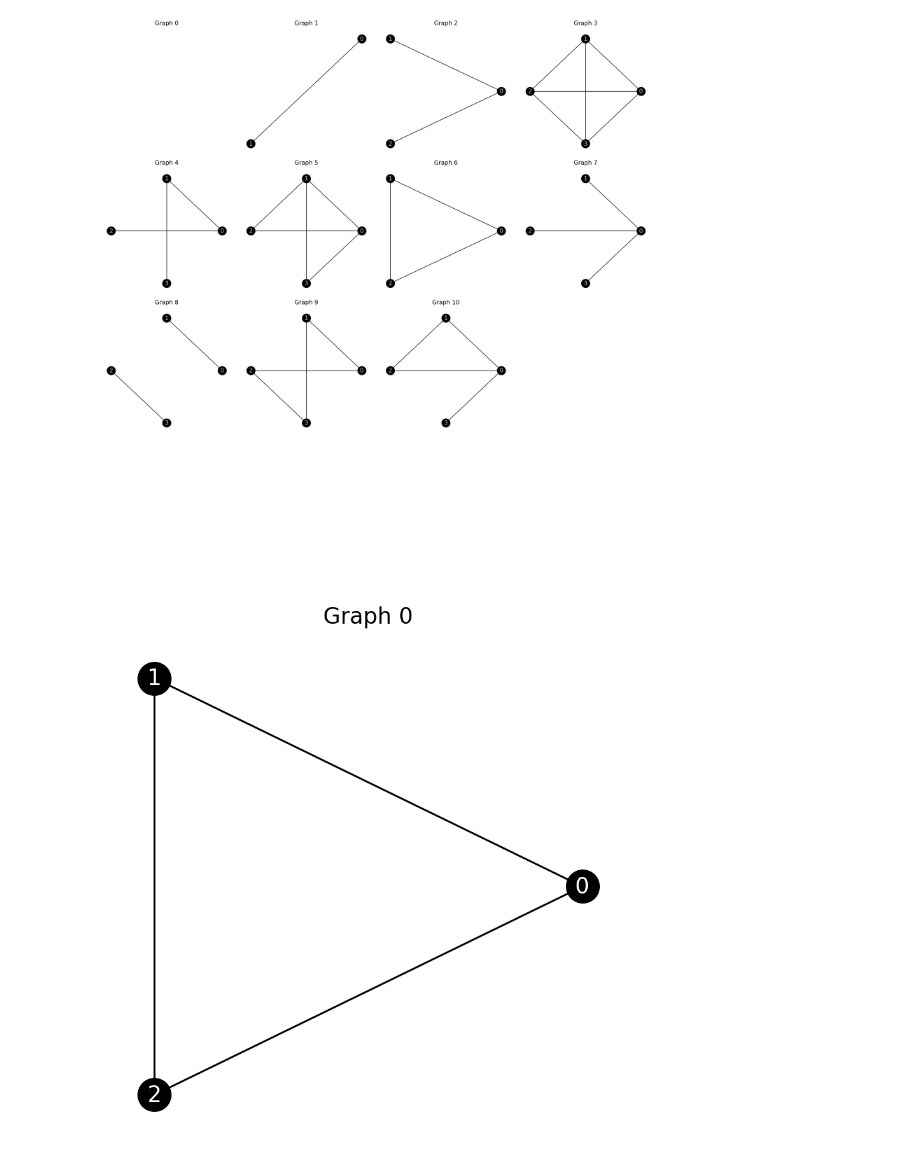
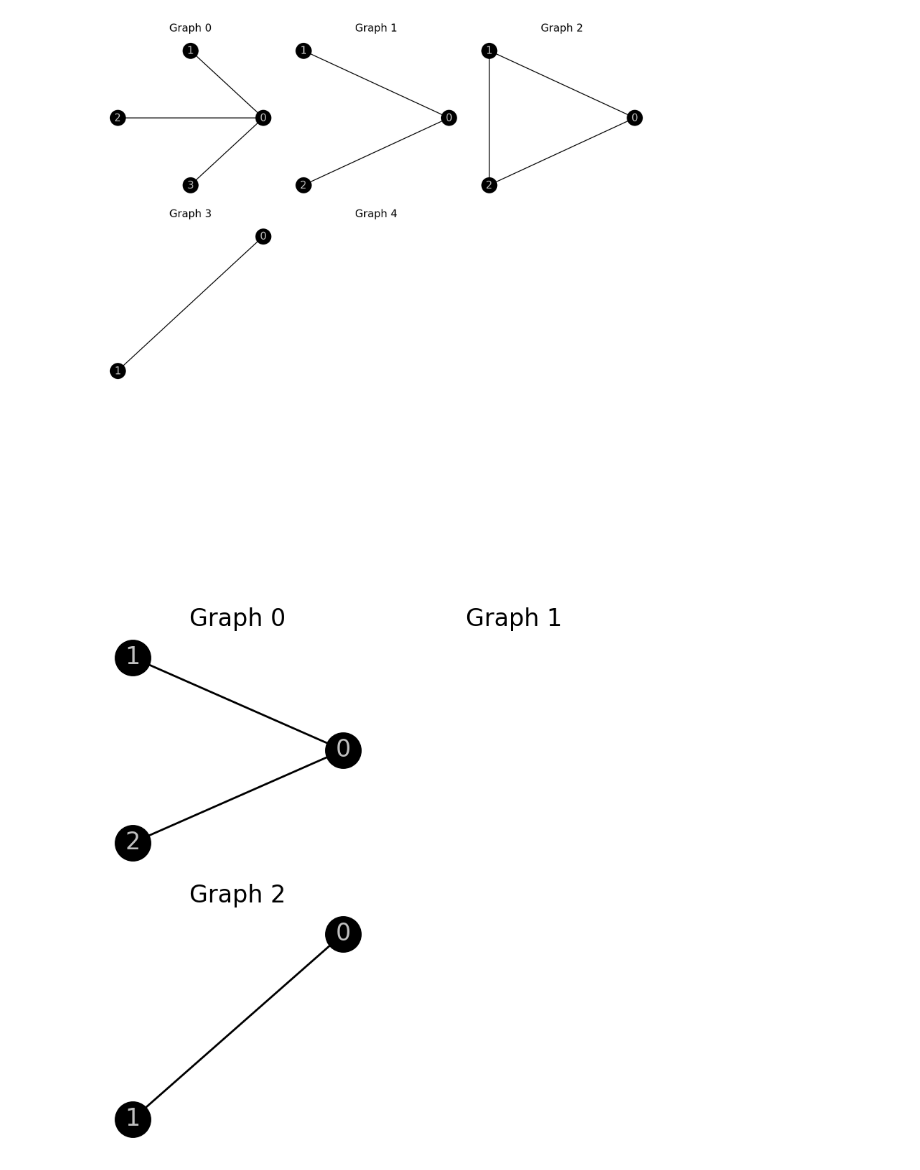
Before and after one commit to JibJibFlutterhousen/Down-Arrow-Ramsey-Sets, a Jupyter notebook: Down Arrow Ramsey Sets Of Complete Bipartite Graphs.ipynb, the cells around one changed output. Drawn from its saved outputs; the diff is of its cells as text; code cells hidden in the pictures.

```diff
--- a/Down Arrow Ramsey Sets Of Complete Bipartite Graphs.ipynb
+++ b/Down Arrow Ramsey Sets Of Complete Bipartite Graphs.ipynb
@@ -62,30 +174,21 @@ def _Union(Graph1, Graph2):
     return _Return_Unique(set(_Unique_Edge_Subgraph_Generator(Graph1)).union(set(_Unique_Edge_Subgraph_Generator(Graph2))))
 
 def _Intersection(Graph1, Graph2):
-#     Determine the smaller and larger of the two graphs
-    if Graph1.size() > Graph2.size():
-        LargestGraph = Graph1
-        SmallestGraph = Graph2
-    else:
-        LargestGraph = Graph2
-        SmallestGraph = Graph1
-#     If the smaller of the graphs has 1 or fewer nodes, we want to return the empty graph
-    if SmallestGraph.number_of_nodes() < 1:
-        return nx.null_graph()
-#     Starting with the graph with one node, we find the largest subgraph of the smaller that is also a subgraph of the larger graph
-    for SubgraphSize in range(SmallestGraph.size(), 0, -1):
-        for Edges in it.combinations(SmallestGraph.edges(), SubgraphSize):
-            if nx.algorithms.isomorphism.GraphMatcher(LargestGraph, nx.edge_subgraph(SmallestGraph, Edges).copy()).subgraph_is_monomorphic():
-                LargestSubgraph = nx.edge_subgraph(SmallestGraph, Edges).copy()
+    Intersection = set()
+    SubgraphsGraph2 = set(_Unique_Edge_Subgraph_Generator(Graph2))
+    for Subgraph1 in _Unique_Edge_Subgraph_Generator(Graph1):
+        Found = False
+        for Subgraph2 in (SubgraphsGraph2-Intersection):
+            if nx.is_isomorphic(Subgraph1, Subgraph2):
+                Intersection.add(Subgraph2)
+                Found = True
                 break
-        if LargestSubgraph:
-            break
-    return LargestSubgraph
+    return list(Intersection)
 # %%
-ExampleGraph1 = nx.complete_graph(4)
-ExampleGraph2 = nx.cycle_graph(3)
+ExampleGraph1 = nx.complete_graph(3)
+ExampleGraph2 = nx.complete_multipartite_graph(1,3)
 _draw_graph_list(_Union(ExampleGraph1, ExampleGraph2))
-_draw_graph(_Intersection(ExampleGraph1, ExampleGraph2))
+_draw_graph_list(_Intersection(ExampleGraph1, ExampleGraph2))
 # %% [output]
-[figure, old version]
+[figure, new version]
-[figure, old version]
+[figure, new version]
```
Also changed, not shown: parts of 2 cells of this notebook.
